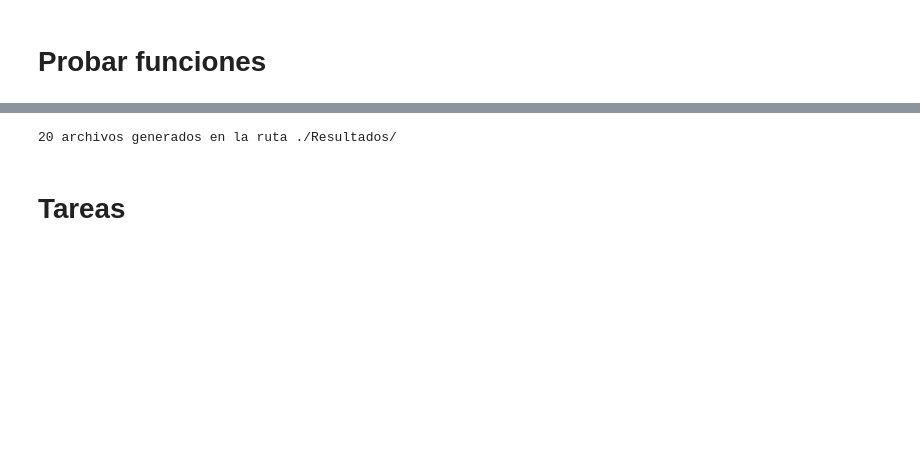
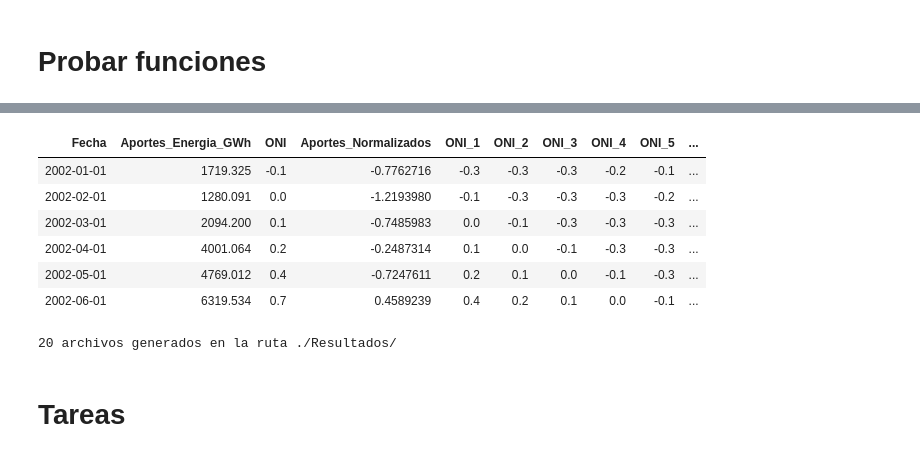
Before and after one commit to camilogavo/modelos_Bolsa, a Jupyter notebook: Models.ipynb, the cells around one changed output, grey strips where cells are left out. Saved outputs shown, nothing was run; the diff lists cells and outputs as text; code cells hidden in the pictures; blank space fills up the shorter version.

```diff
--- a/Models.ipynb
+++ b/Models.ipynb
@@ -148,3 +285,13 @@ tail(df)
+# %%
+temp%>%drop_na()%>%head
+# %% [output]
+| Fecha | Aportes_Energia_GWh | ONI | Aportes_Normalizados | ONI_1 | ONI_2 | ONI_3 | ONI_4 | ONI_5 | ... |
+| 2002-01-01 | 1719.325 | -0.1 | -0.7762716 | -0.3 | -0.3 | -0.3 | -0.2 | -0.1 | ... |
+| 2002-02-01 | 1280.091 | 0.0 | -1.2193980 | -0.1 | -0.3 | -0.3 | -0.3 | -0.2 | ... |
+| 2002-03-01 | 2094.200 | 0.1 | -0.7485983 | 0.0 | -0.1 | -0.3 | -0.3 | -0.3 | ... |
+| 2002-04-01 | 4001.064 | 0.2 | -0.2487314 | 0.1 | 0.0 | -0.1 | -0.3 | -0.3 | ... |
+| 2002-05-01 | 4769.012 | 0.4 | -0.7247611 | 0.2 | 0.1 | 0.0 | -0.1 | -0.3 | ... |
+| 2002-06-01 | 6319.534 | 0.7 | 0.4589239 | 0.4 | 0.2 | 0.1 | 0.0 | -0.1 | ... |
 # %%
 generar_archivos<-function(df, start_at, n_iter, folder_location){
 
```
Also changed, not shown: parts of 19 cells of this notebook, 20 other files.
